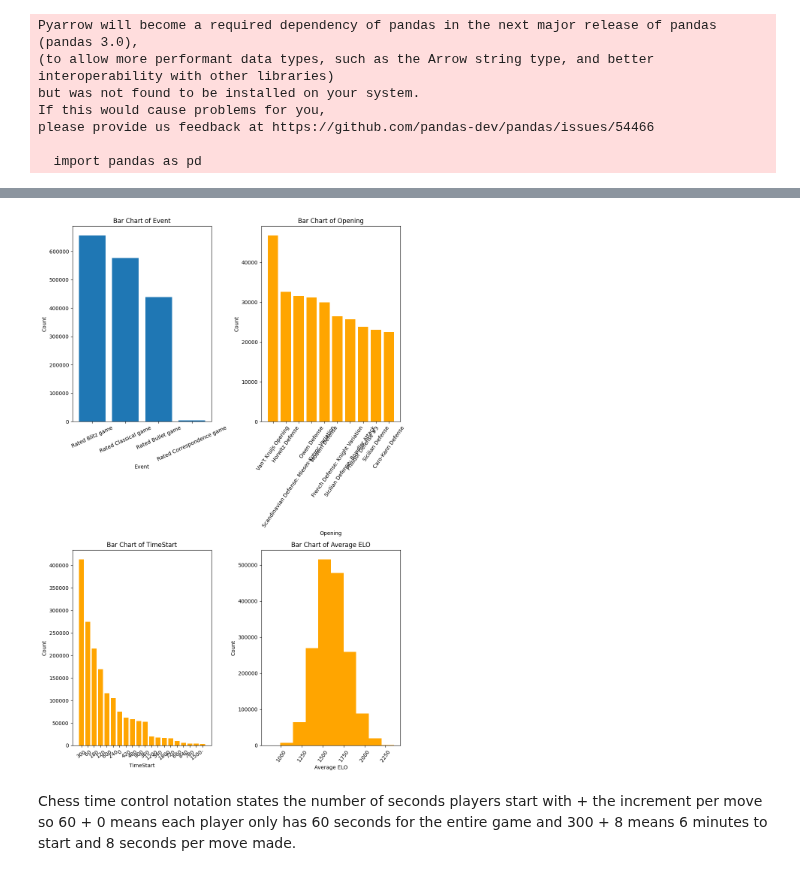
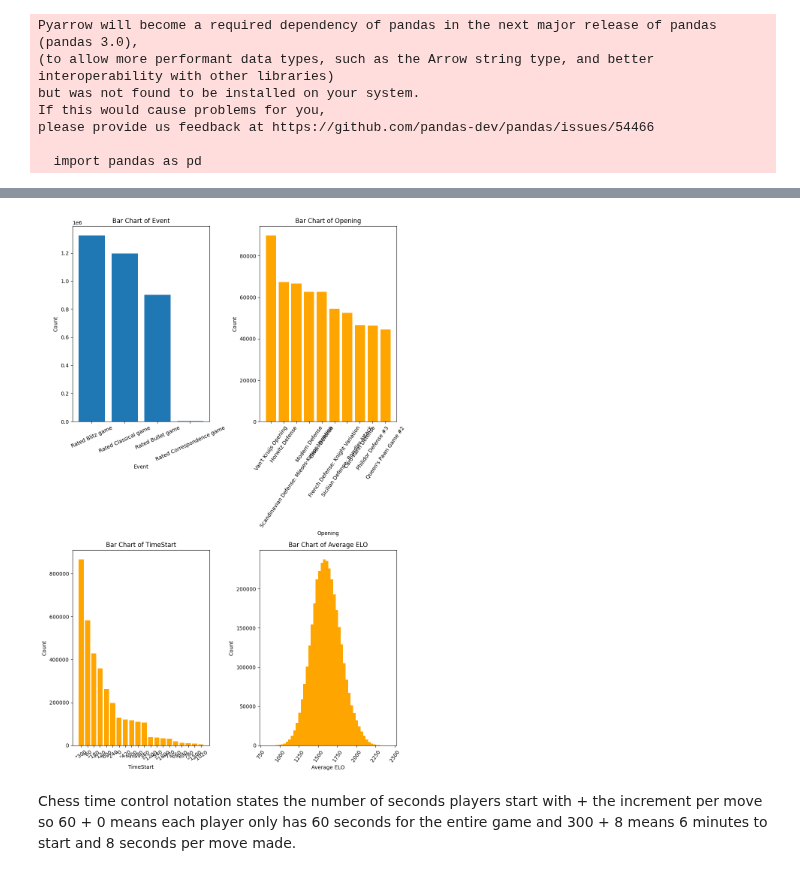
Before and after one commit to gnf-bachelor/irl-chess, a Jupyter notebook: notebooks/download_lichess.ipynb, the cells around one changed output, grey strips where cells are left out. Saved outputs shown, nothing was run; the diff lists cells and outputs as text; code cells hidden in the pictures.

```diff
--- a/notebooks/download_lichess.ipynb
+++ b/notebooks/download_lichess.ipynb
@@ -16,11 +18,11 @@ please provide us feedback at https://github.com/pandas-dev/pandas/issues/54466
 
   import pandas as pd
 # %%
-n_files = 8
+n_files = np.inf
 websites_filepath = join(os.getcwd(), 'downloads', 'lichess_websites.txt')
 file_path_data = join(os.getcwd(), 'data', 'raw')
 
-datapaths = download_lichess_pgn(websites_filepath, file_path_data, n_files=n_files, overwrite=True)
+datapaths = download_lichess_pgn(websites_filepath, file_path_data, n_files=n_files, overwrite=False)
 # %% [output]
 -------------------  1/12  -------------------
 
@@ -98,7 +44,7 @@ Time taken: 113.54 seconds in total
 # %%
 df = pd.read_csv(datapaths[0], index_col=None)
 
-for path in datapaths:
+for path in tqdm(datapaths):
     df_ = pd.read_csv(path, index_col=None)
     df = pd.concat((df, df_), axis=0)
 # %%
@@ -117,35 +63,35 @@ axes[0, 0].tick_params(axis='x', rotation=25)  # Rotate x-axis labels
 
 plot_val = 'TimeStart'
 class_counts_time_control = df[plot_val].value_counts()[:n_time]
 axes[1, 0].bar(class_counts_time_control.index[:n_time], class_counts_time_control.values, color='orange')
 axes[1, 0].set_xlabel(plot_val)
 axes[1, 0].set_ylabel('Count')
 axes[1, 0].set_title(f'Bar Chart of {plot_val}')
 axes[1, 0].tick_params(axis='x', rotation=35)  # Rotate x-axis labels
 
 plot_val = 'Opening'
 class_counts_opening = df[plot_val].value_counts()[:n_opening]
 axes[0, 1].bar(class_counts_opening.index[:n_opening], class_counts_opening.values, color='orange')
 axes[0, 1].set_xlabel(plot_val)
 axes[0, 1].set_ylabel('Count')
 axes[0, 1].set_title('Bar Chart of ' + plot_val)
 axes[0, 1].tick_params(axis='x', rotation=55)  # Rotate x-axis labels
 
 plot_val = 'Average ELO'
 mask_valid_elo = df[['WhiteElo']].values == '?'
 mask_ = df[['BlackElo']].values == '?'
 mask_valid_elo = np.logical_not((mask_valid_elo + mask_).flatten())
-axes[1, 1].hist(df[['WhiteElo', 'BlackElo']].values[mask_valid_elo].astype(int).mean(axis=1), color= 'orange')
+axes[1, 1].hist(df[['WhiteElo', 'BlackElo']].values[mask_valid_elo].astype(int).mean(axis=1), bins=50, color= 'orange')
 axes[1, 1].set_xlabel(plot_val)
 axes[1, 1].set_ylabel('Count')
 axes[1, 1].set_title('Bar Chart of ' + plot_val)
 axes[1, 1].tick_params(axis='x', rotation=55)  # Rotate x-axis labels
 
 # Adjust layout
 plt.tight_layout()
 plt.show()
 # %% [output]
-[figure, old version]
+[figure, new version]
 # %% [markdown]
 Chess time control notation states the number of seconds players start with + the increment per move
 so 60 + 0 means each player only has 60 seconds for the entire game and
```
Also changed, not shown: parts of 8 cells of this notebook, 4 other files.
